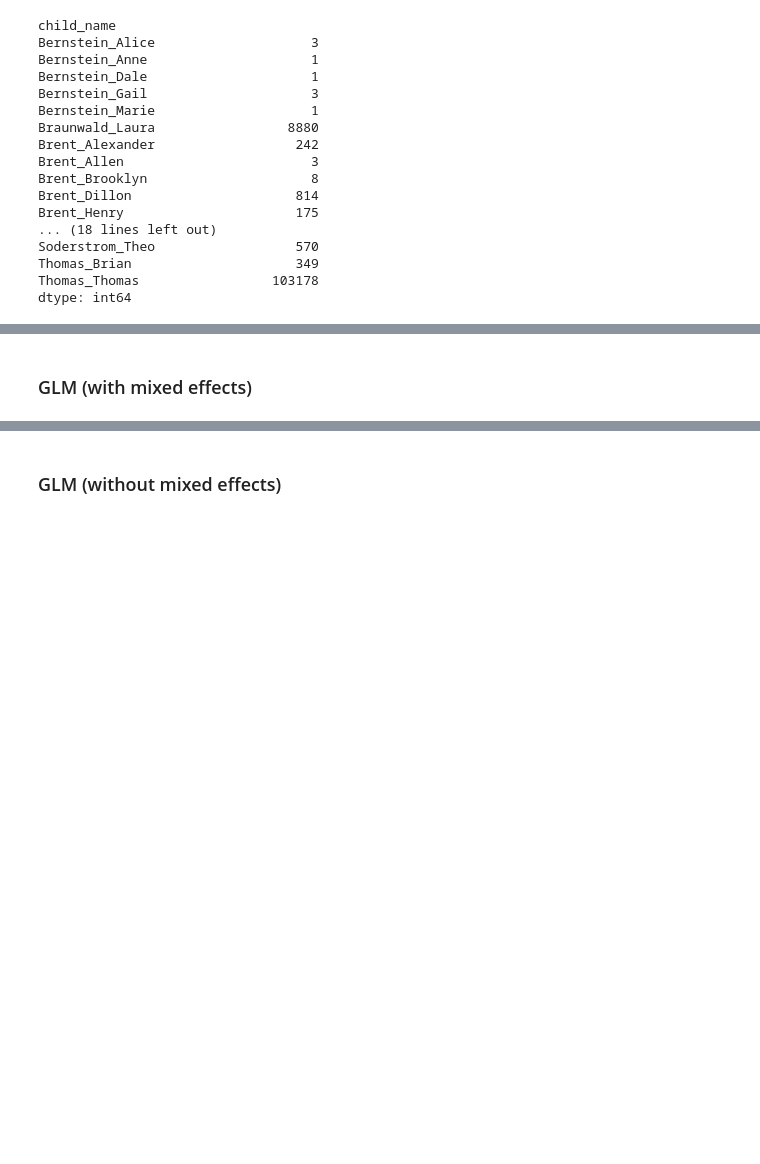
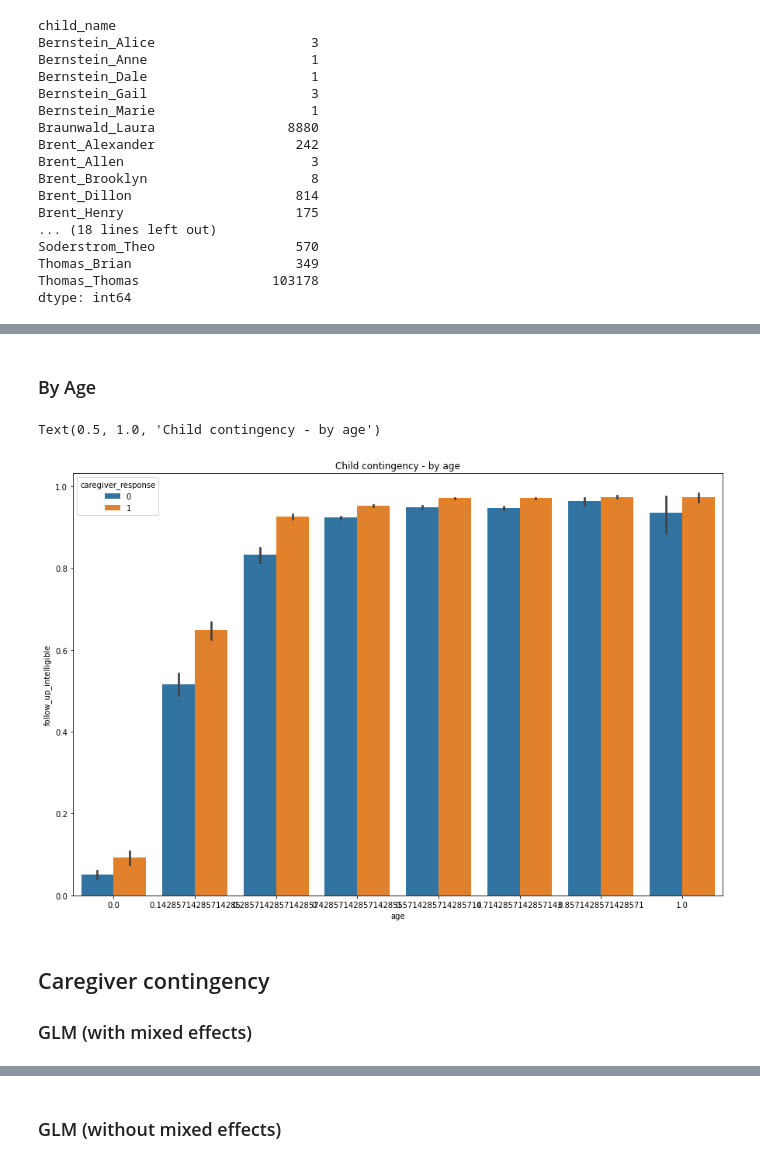
Before and after one commit to mitjanikolaus/childes-communicative-feedback, a Jupyter notebook: analysis_intelligibility_glm.ipynb, the cells around one changed output, grey strips where cells are left out. Saved outputs shown, nothing was run; the diff lists cells and outputs as text; code cells hidden in the pictures; blank space fills up the shorter version.

```diff
--- a/analysis_intelligibility_glm.ipynb
+++ b/analysis_intelligibility_glm.ipynb
@@ -85,2 +102,17 @@ Text(0.5, 1.0, 'Caregiver contingency - by age')
+# %% [markdown]
+### By Age
+# %%
+plt.rcParams['figure.figsize'] = [15, 10]
+sns.barplot(
+        data=utterances,
+        x="age",
+        y="follow_up_intelligible",
+        hue="caregiver_response"
+)
+plt.title("Child contingency - by age")
+# %% [output]
+Text(0.5, 1.0, 'Child contingency - by age')
+[figure, added]
 # %% [markdown]
+## Caregiver contingency
 ### GLM (with mixed effects)
```
Also changed, not shown: parts of 13 cells of this notebook.
